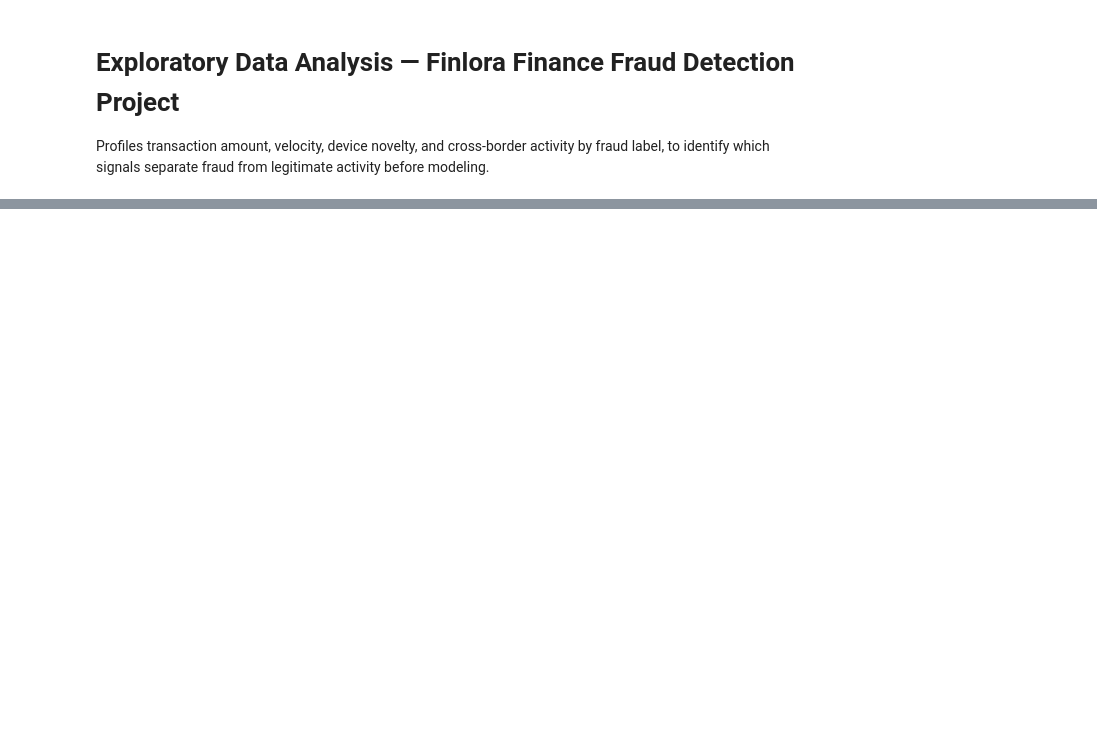
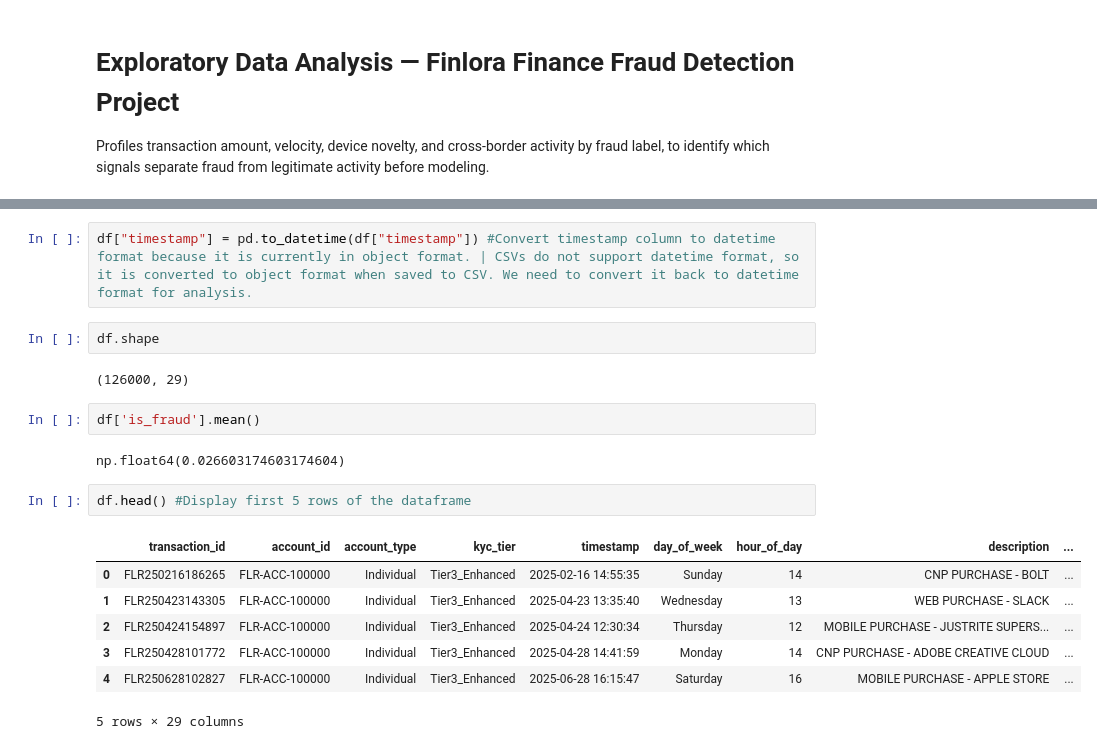
Before and after one commit to Adedamola-Akano/finlora_finance---fraud_detection_project, a Jupyter notebook: notebooks/02_eda.ipynb, the cells around one changed output, grey strips where cells are left out. Saved outputs shown, nothing was run; the diff lists cells and outputs as text; blank space fills up the shorter version.

```diff
--- a/notebooks/02_eda.ipynb
+++ b/notebooks/02_eda.ipynb
@@ -11,0 +19,20 @@ FileNotFoundError: [Errno 2] No such file or directory: '/../data/processed/finl
+# %%
+df["timestamp"] = pd.to_datetime(df["timestamp"]) #Convert timestamp column to datetime format because it is currently in object format. | CSVs do not support datetime format, so it is converted to object format when saved to CSV. We need to convert it back to datetime format for analysis.
+# %%
+df.shape
+# %% [output]
+(126000, 29)
+# %%
+df['is_fraud'].mean()
+# %% [output]
+np.float64(0.026603174603174604)
+# %%
+df.head() #Display first 5 rows of the dataframe
+# %% [output]
+|  | transaction_id | account_id | account_type | kyc_tier | timestamp | day_of_week | hour_of_day | description | ... |
+| 0 | FLR250216186265 | FLR-ACC-100000 | Individual | Tier3_Enhanced | 2025-02-16 14:55:35 | Sunday | 14 | CNP PURCHASE - BOLT | ... |
+| 1 | FLR250423143305 | FLR-ACC-100000 | Individual | Tier3_Enhanced | 2025-04-23 13:35:40 | Wednesday | 13 | WEB PURCHASE - SLACK | ... |
+| 2 | FLR250424154897 | FLR-ACC-100000 | Individual | Tier3_Enhanced | 2025-04-24 12:30:34 | Thursday | 12 | MOBILE PURCHASE - JUSTRITE SUPERS... | ... |
+| 3 | FLR250428101772 | FLR-ACC-100000 | Individual | Tier3_Enhanced | 2025-04-28 14:41:59 | Monday | 14 | CNP PURCHASE - ADOBE CREATIVE CLOUD | ... |
+| 4 | FLR250628102827 | FLR-ACC-100000 | Individual | Tier3_Enhanced | 2025-06-28 16:15:47 | Saturday | 16 | MOBILE PURCHASE - APPLE STORE | ... |
+5 rows × 29 columns
```
Also changed, not shown: parts of 24 cells of this notebook, 1 other file.
